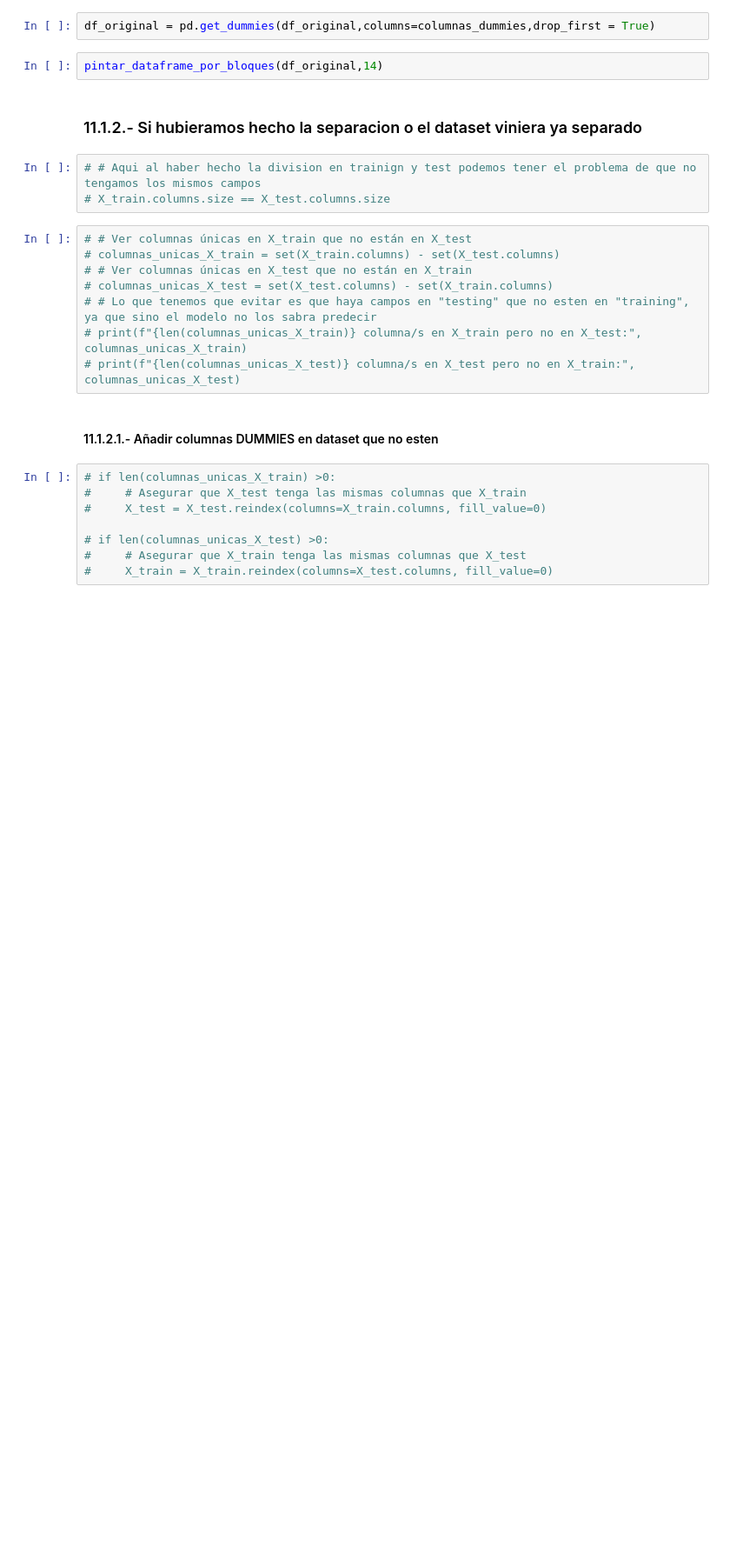
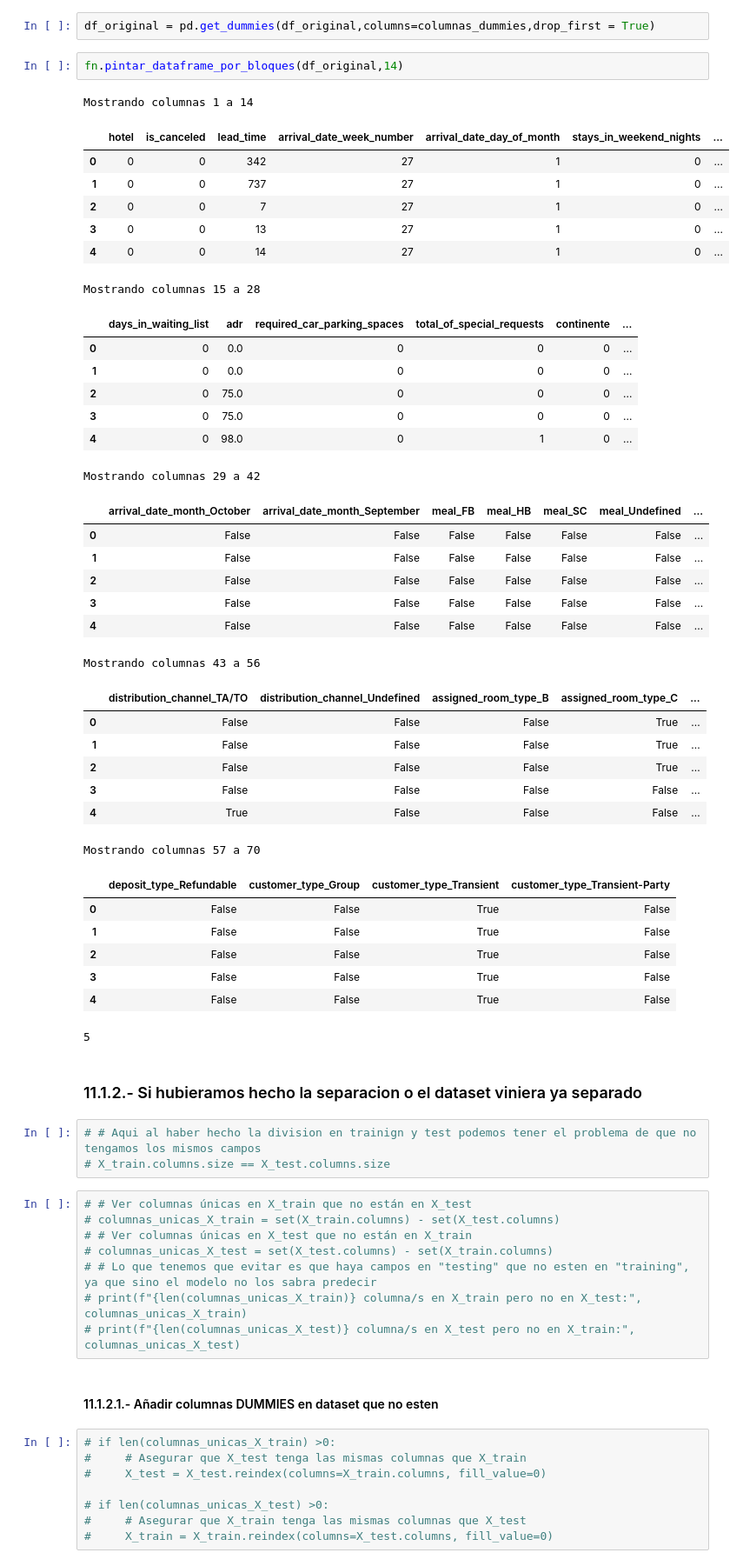
Before and after one commit to aaenc/Hotel-DataScience-MachineLearning, a Jupyter notebook: 04.-HotelBooking_MODELO_PCA.ipynb, the cells around one changed output. Shown at 87% size. Drawn from its saved outputs; the diff is of its cells as text; blank space fills up the shorter version.

```diff
--- a/04.-HotelBooking_MODELO_PCA.ipynb
+++ b/04.-HotelBooking_MODELO_PCA.ipynb
@@ -322,7 +345,44 @@ df_categoricas[columnas_dummies].info()
 # %%
 df_original = pd.get_dummies(df_original,columns=columnas_dummies,drop_first = True)
 # %%
-pintar_dataframe_por_bloques(df_original,14)
+fn.pintar_dataframe_por_bloques(df_original,14)
+# %% [output]
+Mostrando columnas 1 a 14
+|  | hotel | is_canceled | lead_time | arrival_date_week_number | arrival_date_day_of_month | stays_in_weekend_nights | ... |
+| 0 | 0 | 0 | 342 | 27 | 1 | 0 | ... |
+| 1 | 0 | 0 | 737 | 27 | 1 | 0 | ... |
+| 2 | 0 | 0 | 7 | 27 | 1 | 0 | ... |
+| 3 | 0 | 0 | 13 | 27 | 1 | 0 | ... |
+| 4 | 0 | 0 | 14 | 27 | 1 | 0 | ... |
+Mostrando columnas 15 a 28
+|  | days_in_waiting_list | adr | required_car_parking_spaces | total_of_special_requests | continente | ... |
+| 0 | 0 | 0.0 | 0 | 0 | 0 | ... |
+| 1 | 0 | 0.0 | 0 | 0 | 0 | ... |
+| 2 | 0 | 75.0 | 0 | 0 | 0 | ... |
+| 3 | 0 | 75.0 | 0 | 0 | 0 | ... |
+| 4 | 0 | 98.0 | 0 | 1 | 0 | ... |
+Mostrando columnas 29 a 42
+|  | arrival_date_month_October | arrival_date_month_September | meal_FB | meal_HB | meal_SC | meal_Undefined | ... |
+| 0 | False | False | False | False | False | False | ... |
+| 1 | False | False | False | False | False | False | ... |
+| 2 | False | False | False | False | False | False | ... |
+| 3 | False | False | False | False | False | False | ... |
+| 4 | False | False | False | False | False | False | ... |
+Mostrando columnas 43 a 56
+|  | distribution_channel_TA/TO | distribution_channel_Undefined | assigned_room_type_B | assigned_room_type_C | ... |
+| 0 | False | False | False | True | ... |
+| 1 | False | False | False | True | ... |
+| 2 | False | False | False | True | ... |
+| 3 | False | False | False | False | ... |
+| 4 | True | False | False | False | ... |
+Mostrando columnas 57 a 70
+|  | deposit_type_Refundable | customer_type_Group | customer_type_Transient | customer_type_Transient-Party |
+| 0 | False | False | True | False |
+| 1 | False | False | True | False |
+| 2 | False | False | True | False |
+| 3 | False | False | True | False |
+| 4 | False | False | True | False |
+5
 # %% [markdown]
 ### 11.1.2.- Si hubieramos hecho la separacion o el dataset viniera ya separado
 # %%
```
Also changed, not shown: parts of 57 cells of this notebook, 4 other files.
